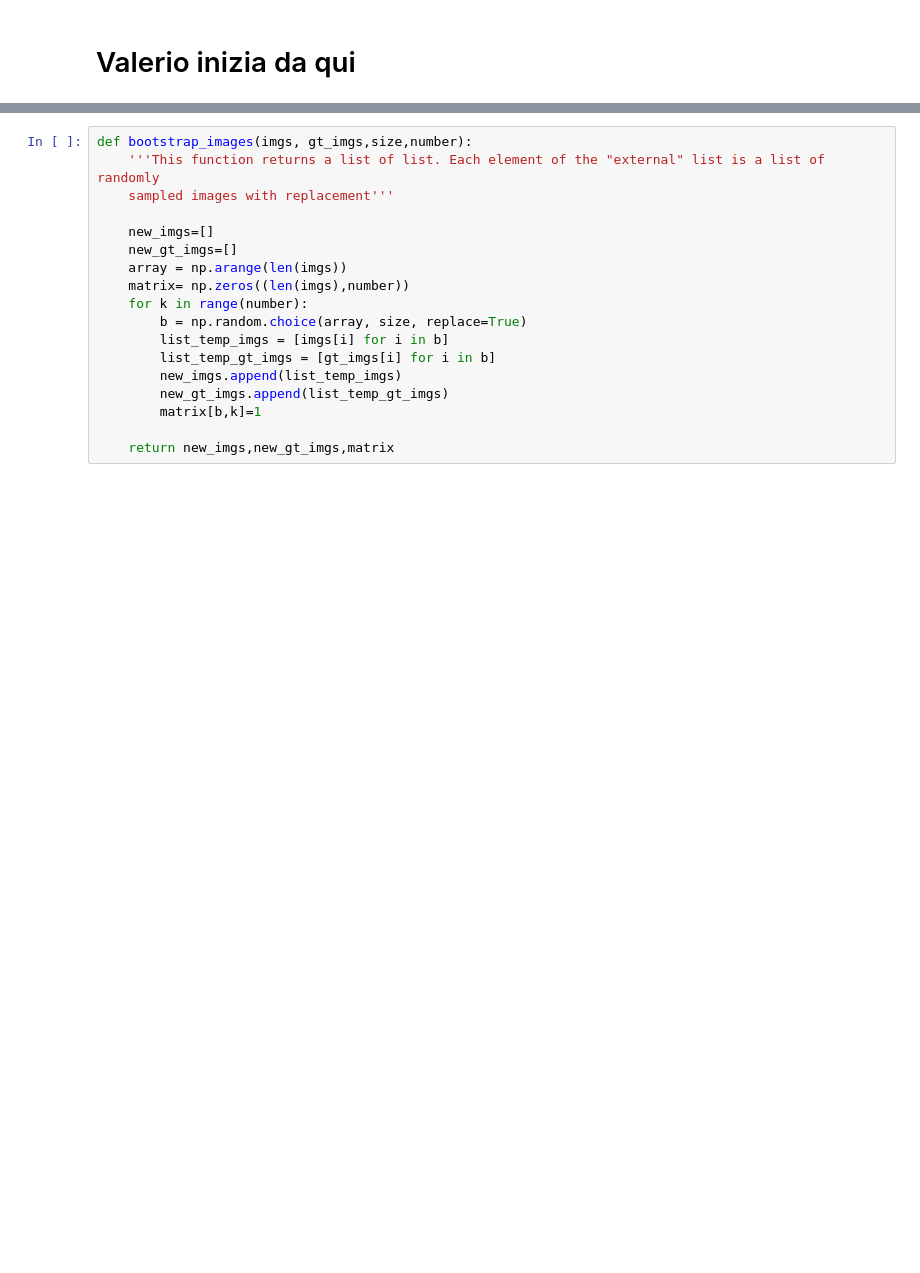
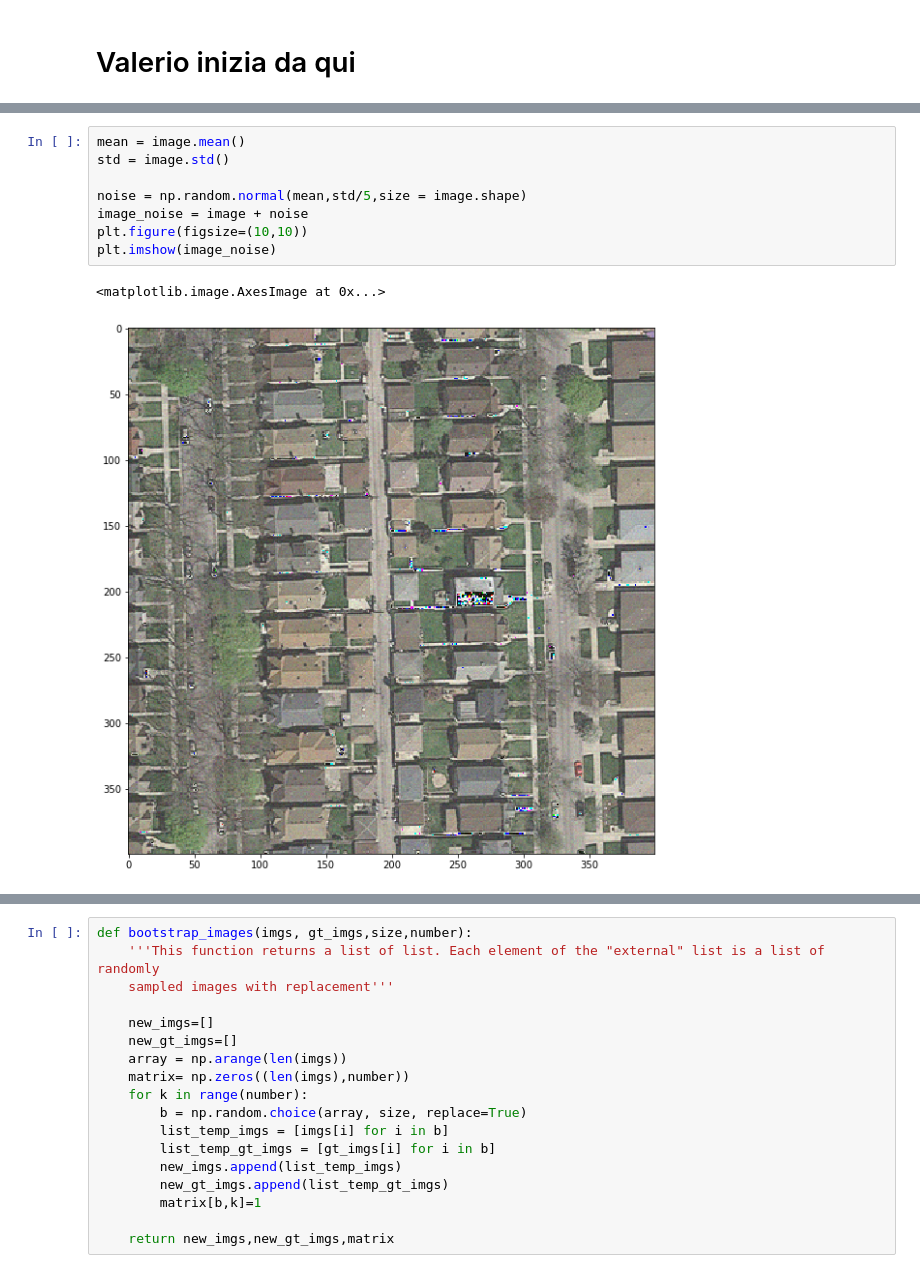
Before and after one commit to diegofiori/ML_RoadSegmentation, a Jupyter notebook: ML_notebook_Diego.ipynb, the cells around one changed output, grey strips where cells are left out. Drawn from its saved outputs; the diff is of its cells as text; blank space fills up the shorter version.

Commit message:
noise corrected

```diff
--- a/ML_notebook_Diego.ipynb
+++ b/ML_notebook_Diego.ipynb
@@ -40,3 +47,14 @@ satImage_001.png
+# %%
+mean = image.mean()
+std = image.std()
+
+noise = np.random.normal(mean,std/5,size = image.shape)
+image_noise = image + noise
+plt.figure(figsize=(10,10))
+plt.imshow(image_noise)
+# %% [output]
+<matplotlib.image.AxesImage at 0x...>
+[figure, added]
 # %%
 # augment the dataset adding rotated images
 imgs, gt_imgs = rotation(imgs, gt_imgs)
```
Also changed, not shown: parts of 5 cells of this notebook.
